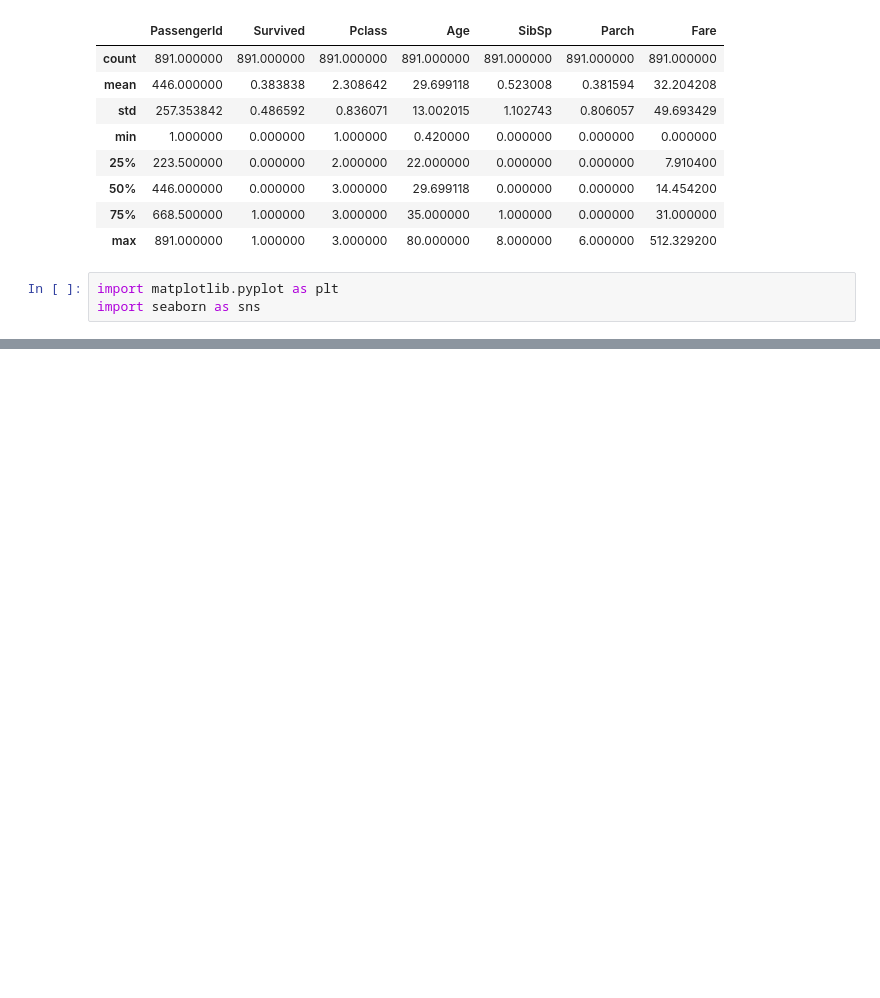
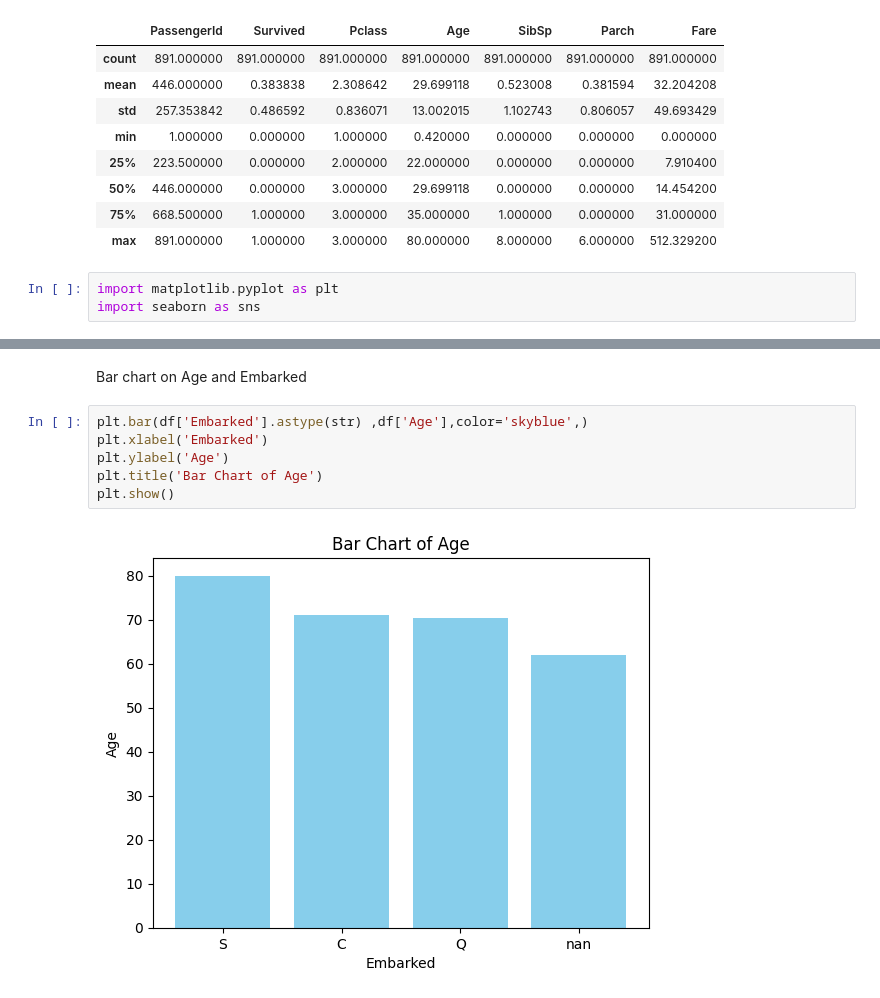
Before and after one commit to BATTI-CHANDAN-SINGH/Application-Of-Data-Mining, a Jupyter notebook: Lab-02.ipynb, the cells around one changed output, grey strips where cells are left out. Drawn from its saved outputs; the diff is of its cells as text; blank space fills up the shorter version.

```diff
--- a/Lab-02.ipynb
+++ b/Lab-02.ipynb
@@ -184,0 +195,10 @@ df
+# %% [markdown]
+Bar chart on Age and Embarked
+# %%
+plt.bar(df['Embarked'].astype(str) ,df['Age'],color='skyblue',)
+plt.xlabel('Embarked')
+plt.ylabel('Age')
+plt.title('Bar Chart of Age')
+plt.show()
+# %% [output]
+[figure, added]
```
Also changed, not shown: parts of 6 cells of this notebook.
